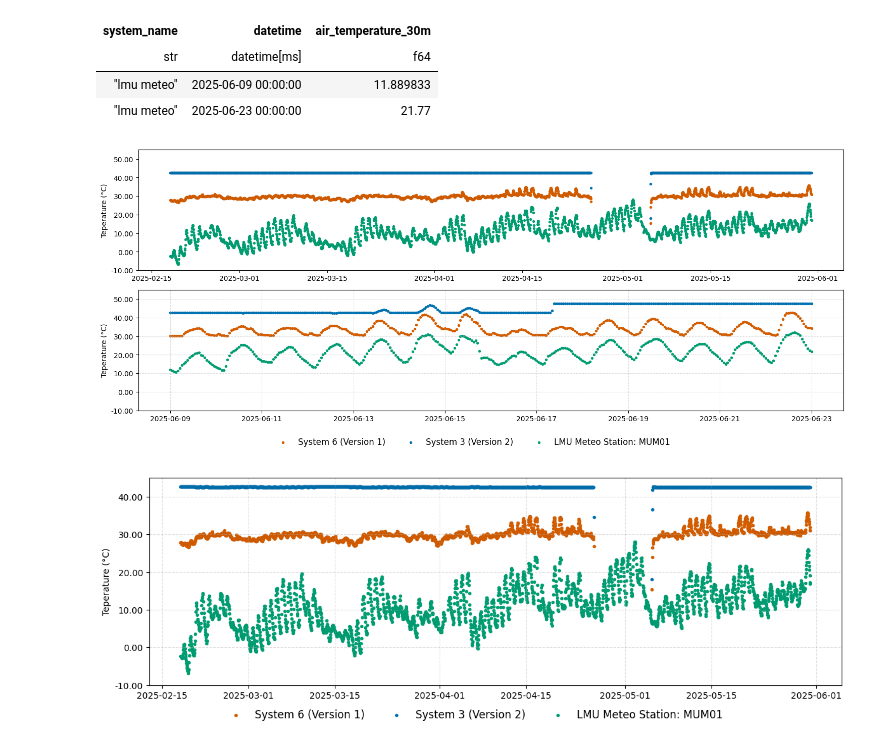
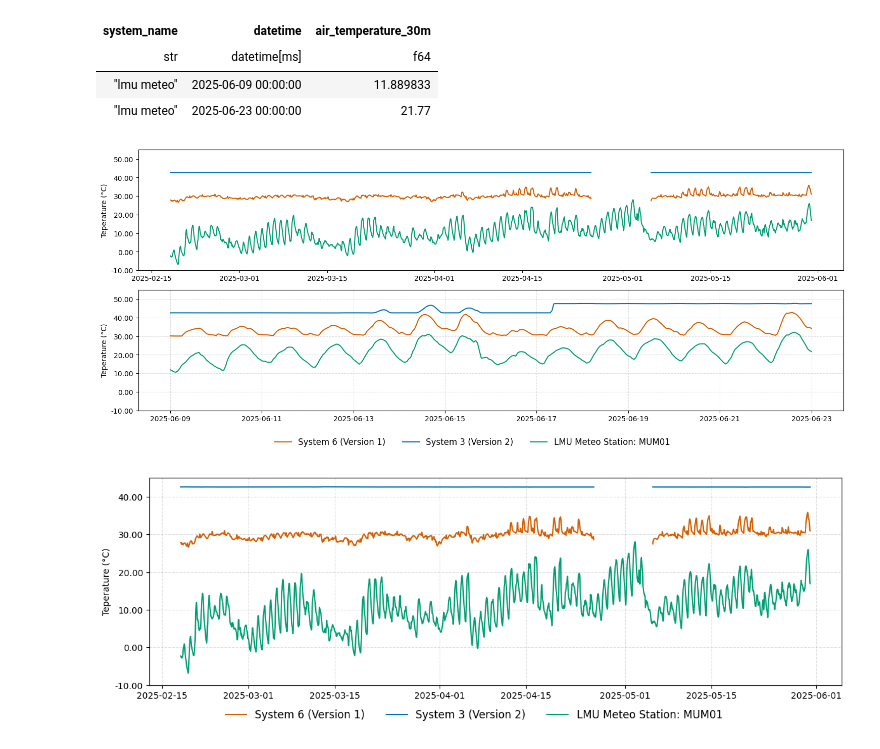
Before and after one commit to tum-esm/ACROPOLIS-data-processing, a Jupyter notebook: notebooks/deployment/temperature_over_time.ipynb, the cells around one changed output. Cells and saved outputs as stored; diff of their text form; code cells hidden in the pictures.

Commit message:
update scatter to line

```diff
--- a/notebooks/deployment/temperature_over_time.ipynb
+++ b/notebooks/deployment/temperature_over_time.ipynb
@@ -79,3 +102,8 @@ for id in ids:
 del df_system
 df_1 = pl.concat(all_systems, how="diagonal").collect()
 df_1.head(1).vstack(df_1.tail(1))
+
+df_1 = df_1.filter(pl.col("datetime") != datetime(2025, 4, 25, 23, 0, 0))
+df_1 = df_1.filter(pl.col("datetime") != datetime(2025, 5, 5, 9, 0, 0))
+df_1 = df_1.filter(pl.col("datetime") != datetime(2025, 5, 5, 10, 0, 0))
+df_1 = df_1.filter(pl.col("datetime") != datetime(2025, 5, 5, 11, 0, 0))
@@ -158,28 +180,34 @@ ax = axes[row, col]
 system_id = 6
 
 df_sys = df_1.filter(pl.col("system_id") == system_id)
+
 x = df_sys.get_column("datetime").to_numpy()
 y = df_sys.get_column(y_col_name).to_numpy()
 
+x, y = insert_nan_gaps(x, y, max_gap_minutes=60)
+
 # Scatter
-ax.scatter(x, y, s=15, color="#D55E00", alpha=1, edgecolor='black', linewidth=0.01, label=f"System {system_id} (Version 1)")
+ax.plot(x, y,  color="#D55E00", label=f"System {system_id} (Version 1)")
 
 # System 3
 system_id = 3
 
 df_sys = df_1.filter(pl.col("system_id") == system_id)
+
 x = df_sys.get_column("datetime").to_numpy()
 y = df_sys.get_column(y_col_name).to_numpy()
 
+x, y = insert_nan_gaps(x, y, max_gap_minutes=60)
+
 # Scatter
-ax.scatter(x, y, s=15, color="#0072B2", alpha=1, edgecolor='black', linewidth=0.01, label=f"System {system_id} (Version 2)")
+ax.plot(x, y, color="#0072B2", label=f"System {system_id} (Version 2)")
 
 # LMU
 x = df_lmu_1.get_column("datetime").to_numpy()
 y = df_lmu_1.get_column("air_temperature_30m").to_numpy()
 
 # Scatter
-ax.scatter(x, y, s=15, color="#009E73", alpha=1, edgecolor='black', linewidth=0.01, label=f"LMU Meteo Station: MUM01")
+ax.plot(x, y,color="#009E73", label=f"LMU Meteo Station: MUM01")
 
 ax.set_ylabel(y_title)
 
@@ -192,51 +220,57 @@ ax = axes[row, col]
 system_id = 6
 
 df_sys = df_2.filter(pl.col("system_id") == system_id)
+
 x = df_sys.get_column("datetime").to_numpy()
 y = df_sys.get_column(y_col_name).to_numpy()
 
+x, y = insert_nan_gaps(x, y, max_gap_minutes=60)
+
 # Scatter
-ax.scatter(x, y, s=15, color="#D55E00", alpha=1, edgecolor='black', linewidth=0.01)
+ax.plot(x, y, color="#D55E00")
 
 # System 3
 system_id = 3
 
 df_sys = df_2.filter(pl.col("system_id") == system_id)
+
 x = df_sys.get_column("datetime").to_numpy()
 y = df_sys.get_column(y_col_name).to_numpy()
 
+x, y = insert_nan_gaps(x, y, max_gap_minutes=60)
+
 # Scatter
-ax.scatter(x, y, s=15, color="#0072B2", alpha=1, edgecolor='black', linewidth=0.01)
+ax.plot(x, y, color="#0072B2")
 
 
 # LMU
 x = df_lmu_2.get_column("datetime").to_numpy()
 y = df_lmu_2.get_column("air_temperature_30m").to_numpy()
 
 # Scatter
-ax.scatter(x, y, s=15, color="#009E73", alpha=1, edgecolor='black', linewidth=0.01)
+ax.plot(x, y, color="#009E73")
 
 ax.set_ylabel(y_title)
 
 
 y_lim = (-10, 55)
 ax.set_ylim(y_lim)
 ax.yaxis.set_major_formatter(ticker.FormatStrFormatter('%.2f'))
 ax.grid(True, linestyle='--', alpha=0.4)
 
 
 fig.legend(
     loc='lower center',
     bbox_to_anchor=(0.5, -0.03),
     ncol=3,
     frameon=False,
     fontsize=12,
 )
 
 plt.tight_layout(rect=[0, 0.05, 1, 1])
 plt.show()
 # %% [output]
-[figure, old version]
+[figure, new version]
 # %%
 y_col_name = "gmp343_temperature"
 y_title = "Teperature (°C)"
@@ -260,11 +294,14 @@ ax = axes[row, col]
 system_id = 6
 
 df_sys = df_1.filter(pl.col("system_id") == system_id)
+
 x = df_sys.get_column("datetime").to_numpy()
 y = df_sys.get_column(y_col_name).to_numpy()
 
+x, y = insert_nan_gaps(x, y, max_gap_minutes=60)
+
 # Scatter
-ax.scatter(x, y, s=15, color="#D55E00", alpha=1, edgecolor='black', linewidth=0.01, label=f"System {system_id} (Version 1)")
+ax.plot(x, y, color="#D55E00", alpha=1, label=f"System {system_id} (Version 1)")
 
 # System 3
 system_id = 3
@@ -273,15 +310,17 @@ df_sys = df_1.filter(pl.col("system_id") == system_id)
 x = df_sys.get_column("datetime").to_numpy()
 y = df_sys.get_column(y_col_name).to_numpy()
 
+x, y = insert_nan_gaps(x, y, max_gap_minutes=60)
+
 # Scatter
-ax.scatter(x, y, s=15, color="#0072B2", alpha=1, edgecolor='black', linewidth=0.01, label=f"System {system_id} (Version 2)")
+ax.plot(x, y,color="#0072B2", alpha=1, label=f"System {system_id} (Version 2)")
 
 # LMU
 x = df_lmu_1.get_column("datetime").to_numpy()
 y = df_lmu_1.get_column("air_temperature_30m").to_numpy()
 
 # Scatter
-ax.scatter(x, y, s=15, color="#009E73", alpha=1, edgecolor='black', linewidth=0.01, label=f"LMU Meteo Station: MUM01")
+ax.plot(x, y, color="#009E73", alpha=1, label=f"LMU Meteo Station: MUM01")
 
 ax.set_ylabel(y_title)
 
@@ -302,4 +341,4 @@ fig.legend(
 plt.tight_layout(rect=[0, 0.05, 1, 1])
 plt.show()
 # %% [output]
-[figure, old version]
+[figure, new version]
```
Also changed, not shown: parts of 2 cells of this notebook.
